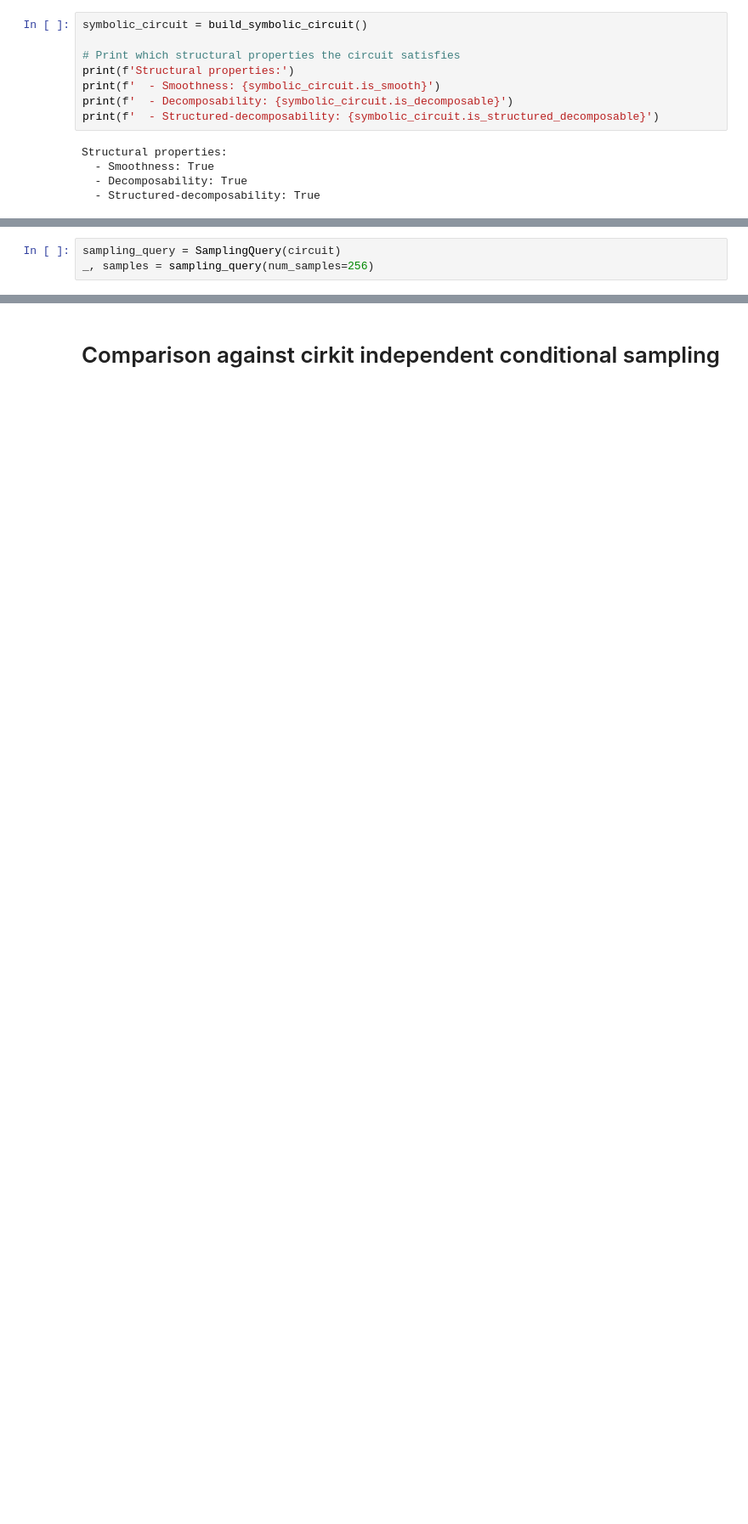
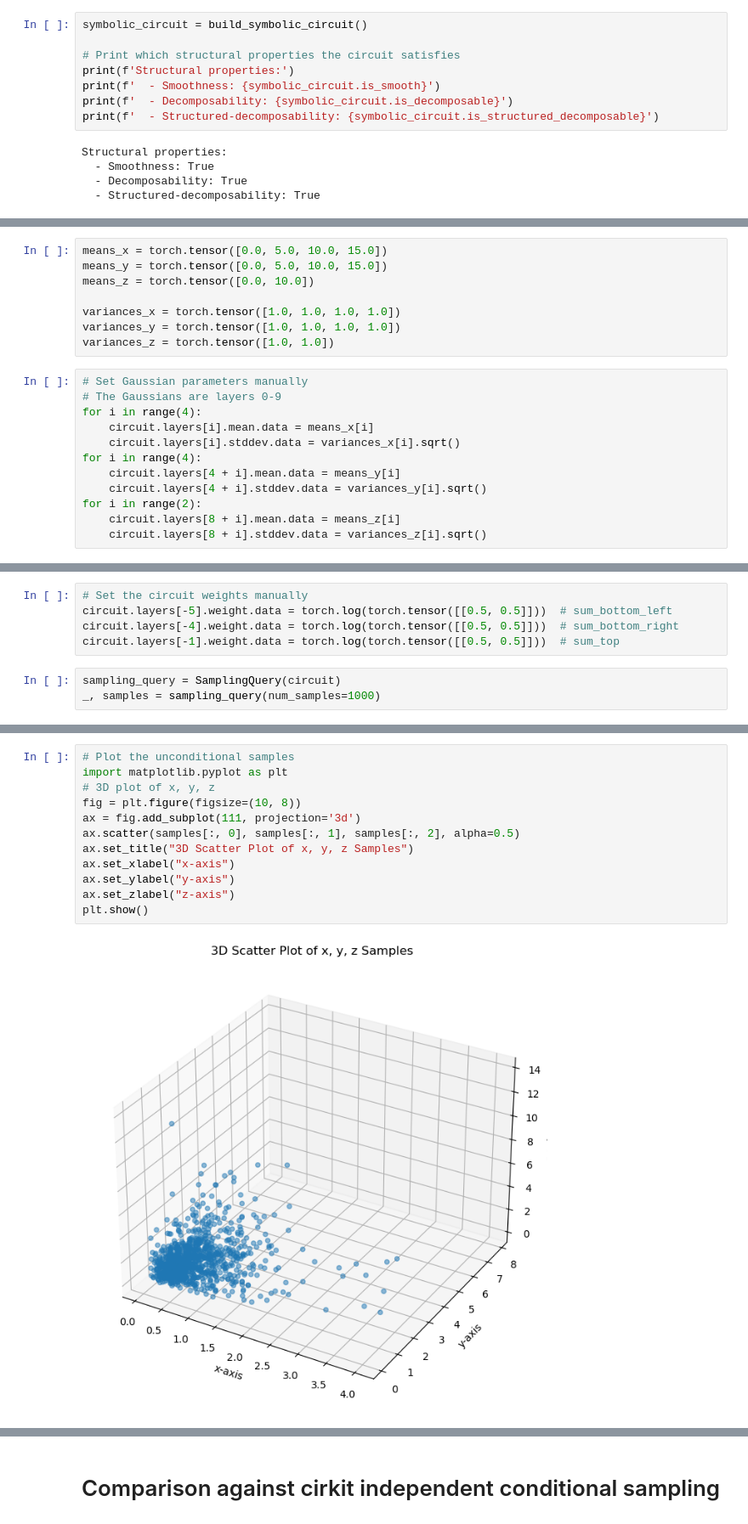
Before and after one commit to dylanxp/cirkit, a Jupyter notebook: notebooks/conditional-sampling.ipynb, the cells around one changed output, grey strips where cells are left out. Shown at 85% size. Saved outputs shown, nothing was run; the diff lists cells and outputs as text; blank space fills up the shorter version.

Commit message:
update conditional sampling notebook (run in Nicolas's fork)

```diff
--- a/notebooks/conditional-sampling.ipynb
+++ b/notebooks/conditional-sampling.ipynb
@@ -136,3 +138,23 @@ TorchCircuit(
     )
   )
 )
+# %%
+means_x = torch.tensor([0.0, 5.0, 10.0, 15.0])
+means_y = torch.tensor([0.0, 5.0, 10.0, 15.0])
+means_z = torch.tensor([0.0, 10.0])
+
+variances_x = torch.tensor([1.0, 1.0, 1.0, 1.0])
+variances_y = torch.tensor([1.0, 1.0, 1.0, 1.0])
+variances_z = torch.tensor([1.0, 1.0])
+# %%
+# Set Gaussian parameters manually
+# The Gaussians are layers 0-9
+for i in range(4):
+    circuit.layers[i].mean.data = means_x[i]
+    circuit.layers[i].stddev.data = variances_x[i].sqrt()
+for i in range(4):
+    circuit.layers[4 + i].mean.data = means_y[i]
+    circuit.layers[4 + i].stddev.data = variances_y[i].sqrt()
+for i in range(2):
+    circuit.layers[8 + i].mean.data = means_z[i]
+    circuit.layers[8 + i].stddev.data = variances_z[i].sqrt()
@@ -139,3 +165,8 @@ TorchCircuit(
+# %%
+# Set the circuit weights manually
+circuit.layers[-5].weight.data = torch.log(torch.tensor([[0.5, 0.5]]))  # sum_bottom_left
+circuit.layers[-4].weight.data = torch.log(torch.tensor([[0.5, 0.5]]))  # sum_bottom_right
+circuit.layers[-1].weight.data = torch.log(torch.tensor([[0.5, 0.5]]))  # sum_top
 # %%
 sampling_query = SamplingQuery(circuit)
-_, samples = sampling_query(num_samples=256)
+_, samples = sampling_query(num_samples=1000)
@@ -150 +177,15 @@ plt.scatter(*samples[:, 1:].T)
+# %%
+# Plot the unconditional samples
+import matplotlib.pyplot as plt
+# 3D plot of x, y, z
+fig = plt.figure(figsize=(10, 8))
+ax = fig.add_subplot(111, projection='3d')
+ax.scatter(samples[:, 0], samples[:, 1], samples[:, 2], alpha=0.5)
+ax.set_title("3D Scatter Plot of x, y, z Samples")
+ax.set_xlabel("x-axis")
+ax.set_ylabel("y-axis")
+ax.set_zlabel("z-axis")
+plt.show()
+# %% [output]
+[figure, added]
 # %%
```
Also changed, not shown: parts of 12 cells of this notebook.
